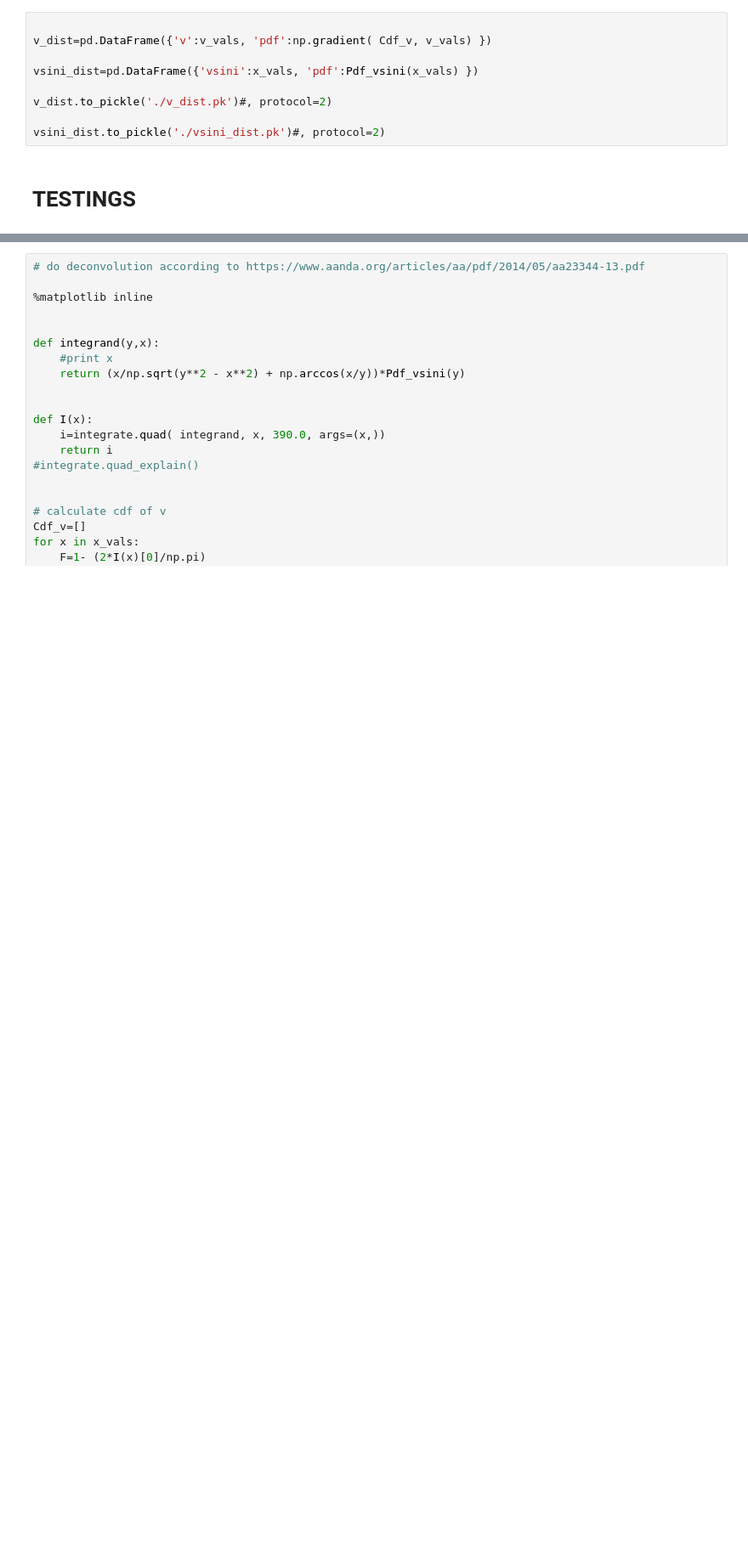
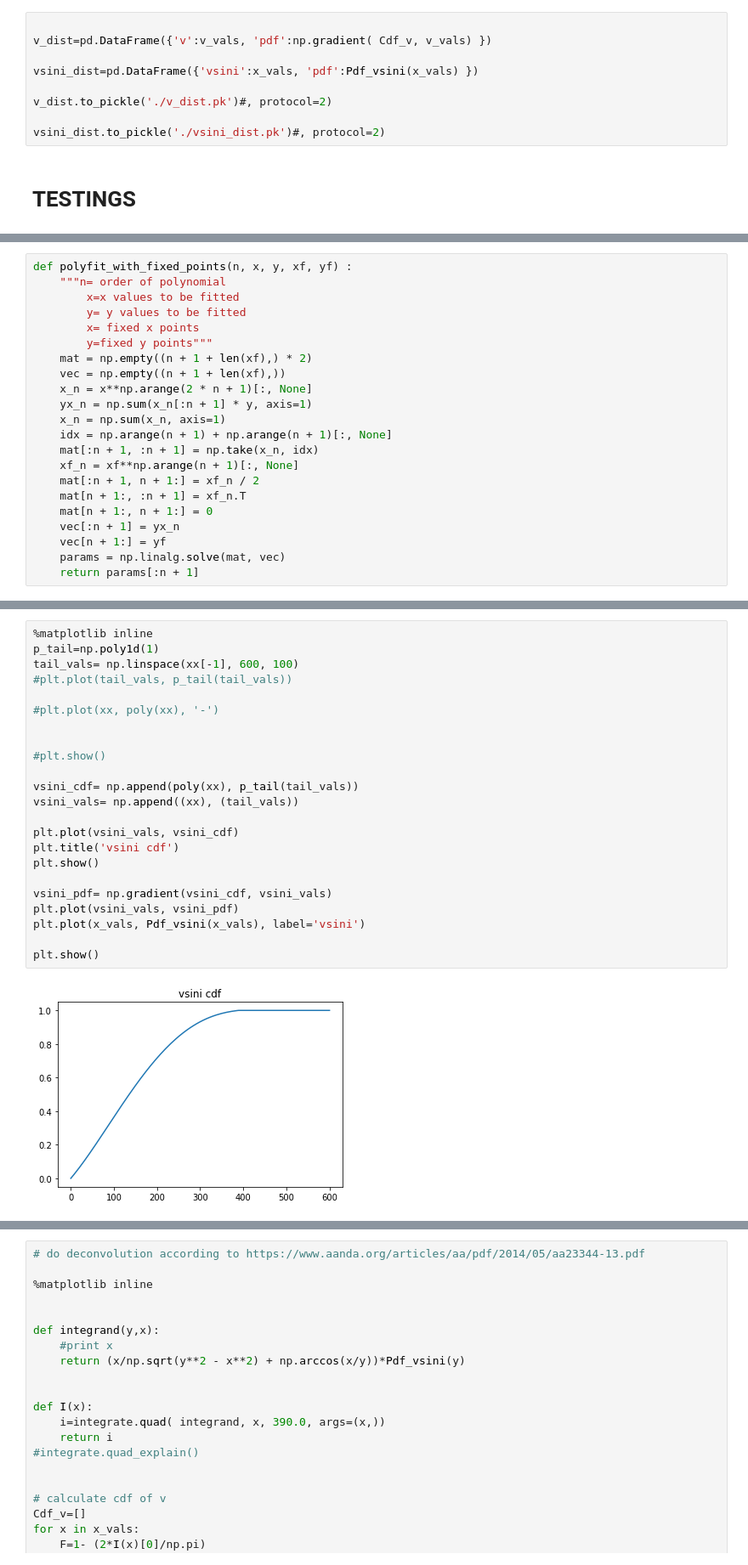
Before and after one commit to s6behast/internship, a Jupyter notebook: python_code/pop_synthesis/Rot-Dist-DeconvolverUPDATED.ipynb, the cells around one changed output, grey strips where cells are left out. Shown at 85% size. Drawn from its saved outputs; the diff is of its cells as text; blank space fills up the shorter version.

```diff
--- a/python_code/pop_synthesis/Rot-Dist-DeconvolverUPDATED.ipynb
+++ b/python_code/pop_synthesis/Rot-Dist-DeconvolverUPDATED.ipynb
@@ -289,0 +269,22 @@ vsini_dist.to_pickle('./vsini_dist.pk')#, protocol=2)
+# %%
+def polyfit_with_fixed_points(n, x, y, xf, yf) :
+    """n= order of polynomial
+        x=x values to be fitted
+        y= y values to be fitted
+        x= fixed x points
+        y=fixed y points"""
+    mat = np.empty((n + 1 + len(xf),) * 2)
+    vec = np.empty((n + 1 + len(xf),))
+    x_n = x**np.arange(2 * n + 1)[:, None]
+    yx_n = np.sum(x_n[:n + 1] * y, axis=1)
+    x_n = np.sum(x_n, axis=1)
+    idx = np.arange(n + 1) + np.arange(n + 1)[:, None]
+    mat[:n + 1, :n + 1] = np.take(x_n, idx)
+    xf_n = xf**np.arange(n + 1)[:, None]
+    mat[:n + 1, n + 1:] = xf_n / 2
+    mat[n + 1:, :n + 1] = xf_n.T
+    mat[n + 1:, n + 1:] = 0
+    vec[:n + 1] = yx_n
+    vec[n + 1:] = yf
+    params = np.linalg.solve(mat, vec)
+    return params[:n + 1]
@@ -289,0 +337,25 @@ vsini_dist.to_pickle('./vsini_dist.pk')#, protocol=2)
+# %%
+%matplotlib inline
+p_tail=np.poly1d(1)
+tail_vals= np.linspace(xx[-1], 600, 100)
+#plt.plot(tail_vals, p_tail(tail_vals))
+
+#plt.plot(xx, poly(xx), '-')
+
+
+#plt.show()
+
+vsini_cdf= np.append(poly(xx), p_tail(tail_vals))
+vsini_vals= np.append((xx), (tail_vals))
+
+plt.plot(vsini_vals, vsini_cdf)
+plt.title('vsini cdf')
+plt.show()
+
+vsini_pdf= np.gradient(vsini_cdf, vsini_vals)
+plt.plot(vsini_vals, vsini_pdf)
+plt.plot(x_vals, Pdf_vsini(x_vals), label='vsini')
+
+plt.show()
+# %% [output]
+[figure, added]
```
Also changed, not shown: parts of 4 cells of this notebook, 1 other file.
